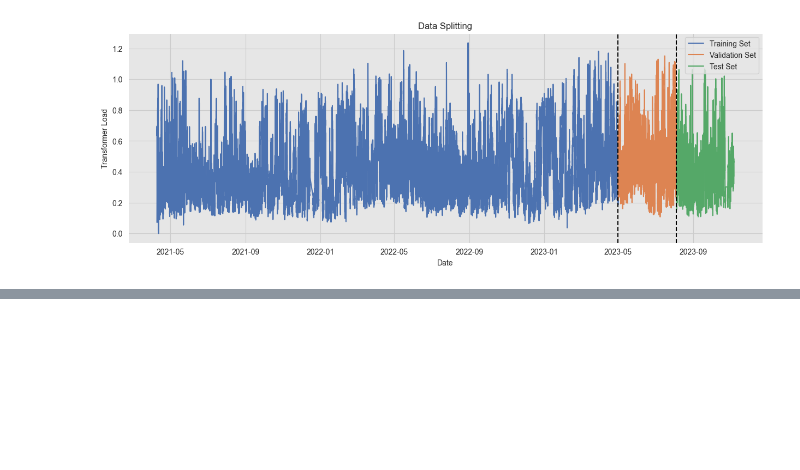
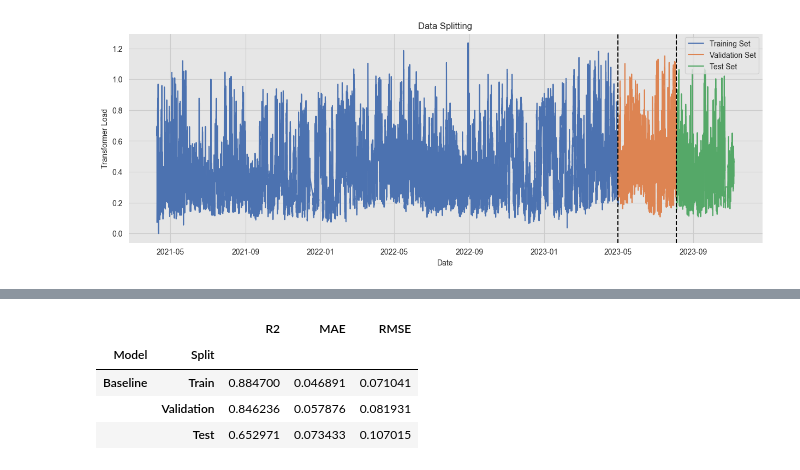
Before and after one commit to MaxPolak97/congestion-predictive-modelling, a Jupyter notebook: 02_Predictive_Modelling.ipynb, the cells around one changed output, grey strips where cells are left out. Saved outputs shown, nothing was run; the diff lists cells and outputs as text; code cells hidden in the pictures; blank space fills up the shorter version.

```diff
--- a/02_Predictive_Modelling.ipynb
+++ b/02_Predictive_Modelling.ipynb
@@ -142,12 +173,18 @@ for split, actual, predicted in [('Train', train['transformer_load'], train_pred
 # %%
 # Converting the metrics to a DataFrame for better visualization
-metrics_df = pd.DataFrame(metrics, index=['R2', 'MAE', 'RMSE', 'MAPE']).T
+metrics_df = pd.DataFrame(metrics, index=['R2', 'MAE', 'RMSE']).T
 metrics_df.rename_axis('Split', inplace=True)
 metrics_df.reset_index(inplace=True)
 metrics_df['Model'] = 'Baseline'
 metrics_df.set_index(['Model', 'Split'], inplace=True)
 
 metrics_df
+# %% [output]
+|  |  | R2 | MAE | RMSE |
+| Model | Split |  |  |  |
+| Baseline | Train | 0.884700 | 0.046891 | 0.071041 |
+|  | Validation | 0.846236 | 0.057876 | 0.081931 |
+|  | Test | 0.652971 | 0.073433 | 0.107015 |
 # %%
 def plot_actual_vs_predicted(datasets, predictions, titles, x_label='Actual', y_label='Predicted'):
     """
```
Also changed, not shown: parts of 20 cells of this notebook, 6 other files.
